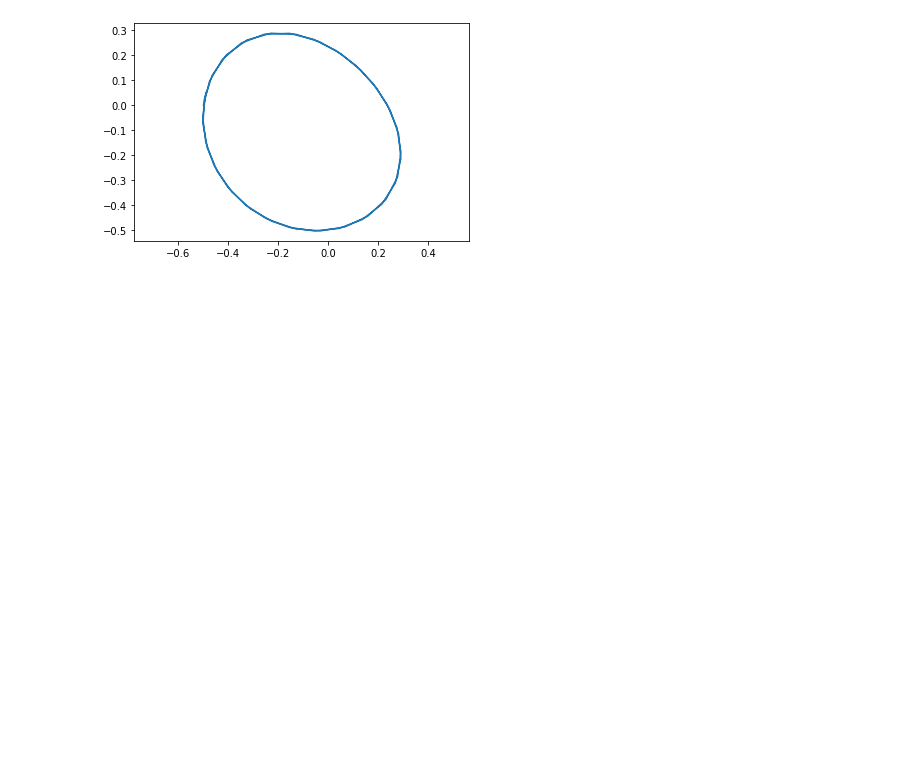
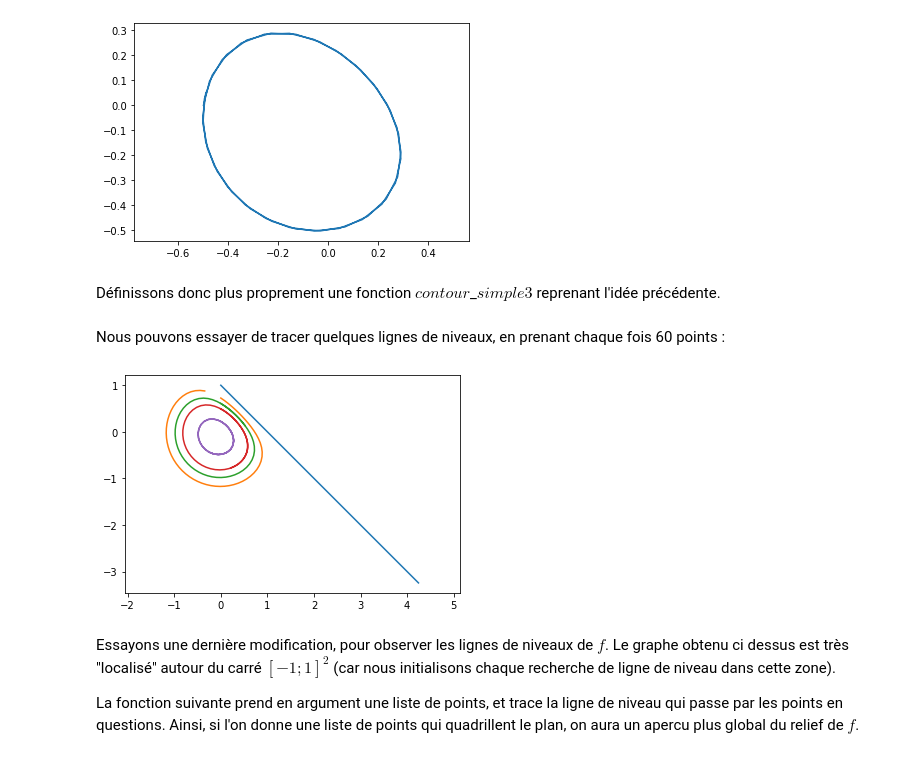
Before and after one commit to claraallois/projet_mathinfo, a Jupyter notebook: notebook_mi.ipynb, the cells around one changed output. Saved outputs shown, nothing was run; the diff lists cells and outputs as text; code cells hidden in the pictures; blank space fills up the shorter version.

```diff
--- a/notebook_mi.ipynb
+++ b/notebook_mi.ipynb
@@ -282,5 +284,5 @@ Le test d'arrêt choisi pour la méthode de Newton est un nombre d'itération, q
 # %%
-def newton(f,x0,n=10):
+def newton(f,x0,n=5):
     x = x0
     deriv = autograd.grad(f)
     for i in range(n):
@@ -324,3 +326,28 @@ plt.axis('equal')
 plt.show()
 # %% [output]
 [figure]
+# %% [markdown]
+Définissons donc plus proprement une fonction $contour$_$simple3$ reprenant l'idée précédente.
+# %%
+def contour_simple3(f,c,n=50,delta=0.1):
+    x=0.                        # on fait démarrer la ligne de niveau en x=0 et en un y que l'on obtient par dichotomie
+    y=find_seed(f,c)            #
+    X,Y = [x],[y]
+    for i in range(n):
+        x,y = point_suivant(f,c,x,y,delta)
+        X.append(x)
+        Y.append(y)
+    plt.plot(X,Y)
+# %% [markdown]
+Nous pouvons essayer de tracer quelques lignes de niveaux, en prenant chaque fois 60 points :
+# %%
+for c in [0.,0.5,0.75,1.,1.5]:
+    contour_simple3(f,c,60)
+plt.axis('equal')
+plt.show()
+# %% [output]
+[figure, added]
+# %% [markdown]
+Essayons une dernière modification, pour observer les lignes de niveaux de $f$. Le graphe obtenu ci dessus est très "localisé" autour du carré $[-1 ; 1]^2$ (car nous initialisons chaque recherche de ligne de niveau dans cette zone).
+
+La fonction suivante prend en argument une liste de points, et trace la ligne de niveau qui passe par les points en questions. Ainsi, si l'on donne une liste de points qui quadrillent le plan, on aura un apercu plus global du relief de $f$.
```
Also changed, not shown: parts of 5 cells of this notebook.
